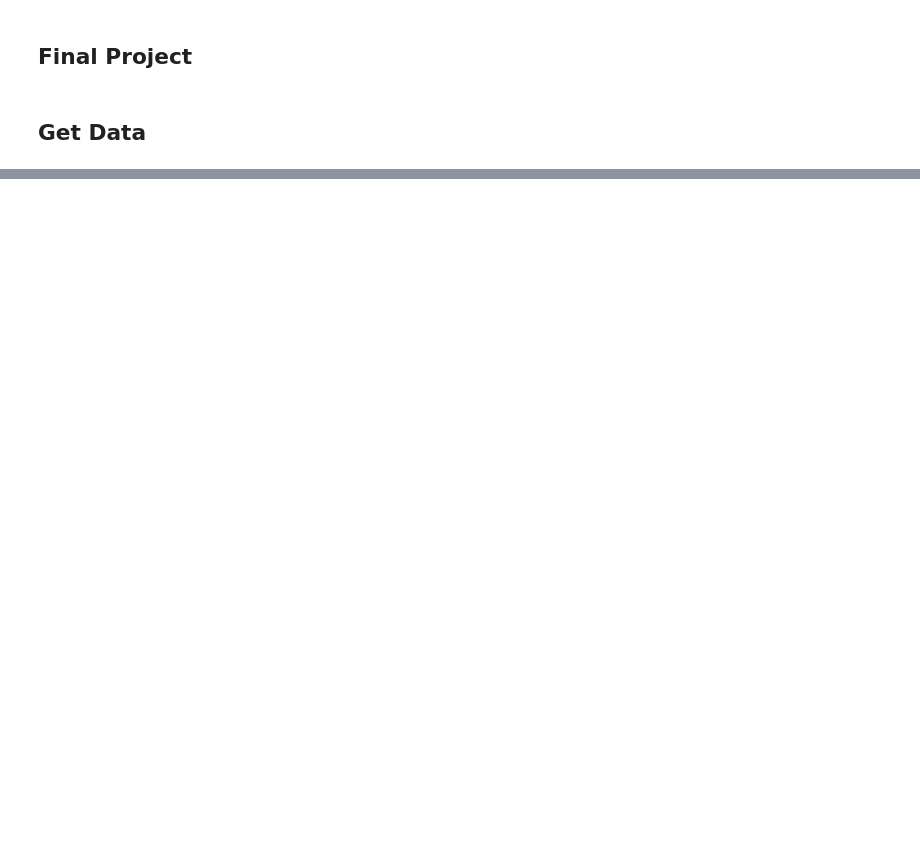
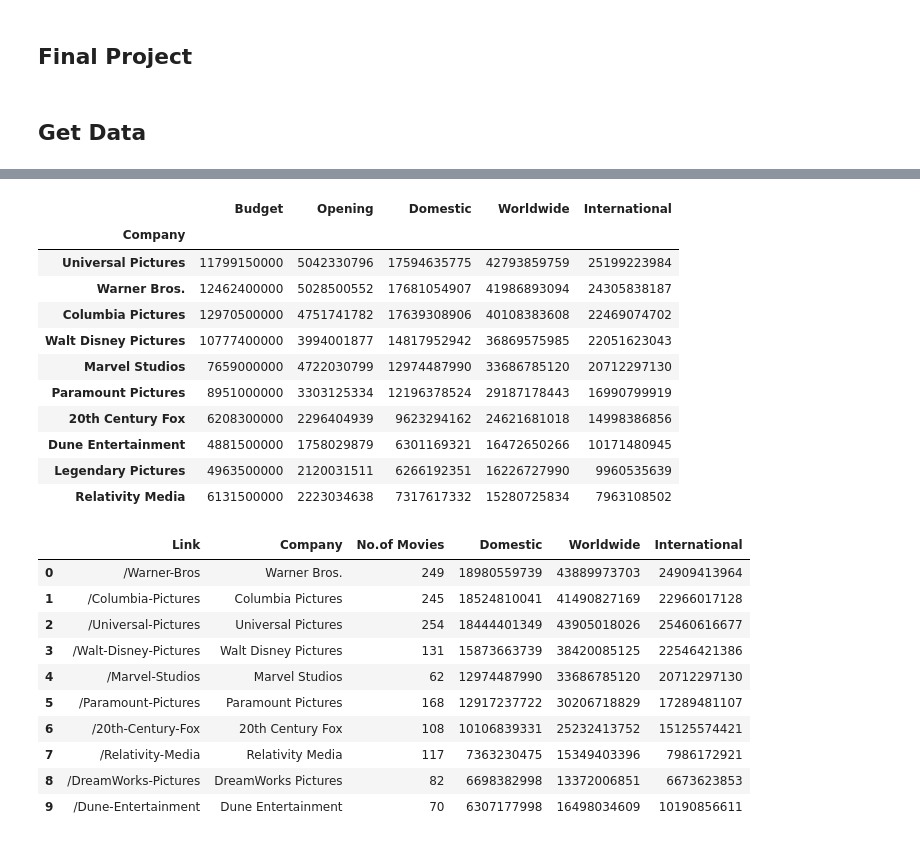
Before and after one commit to PeregoyM/The-Film-Project, a Jupyter notebook: The Film Project.ipynb, the cells around one changed output, grey strips where cells are left out. Saved outputs shown, nothing was run; the diff lists cells and outputs as text; code cells hidden in the pictures; blank space fills up the shorter version.

```diff
--- a/The Film Project.ipynb
+++ b/The Film Project.ipynb
@@ -43,0 +129,31 @@ numbers['International'] = numbers['Worldwide'] - numbers['Domestic'] # compute
+# %%
+# this section will output a few charts and graphs for brief analysis
+
+# compute totals and compare top10
+h_count = 10
+display(df.groupby('Company').sum().sort_values('Worldwide', ascending=False).head(h_count))
+display(numbers.head(h_count))
+# %% [output]
+|  | Budget | Opening | Domestic | Worldwide | International |
+| Company |  |  |  |  |  |
+| Universal Pictures | 11799150000 | 5042330796 | 17594635775 | 42793859759 | 25199223984 |
+| Warner Bros. | 12462400000 | 5028500552 | 17681054907 | 41986893094 | 24305838187 |
+| Columbia Pictures | 12970500000 | 4751741782 | 17639308906 | 40108383608 | 22469074702 |
+| Walt Disney Pictures | 10777400000 | 3994001877 | 14817952942 | 36869575985 | 22051623043 |
+| Marvel Studios | 7659000000 | 4722030799 | 12974487990 | 33686785120 | 20712297130 |
+| Paramount Pictures | 8951000000 | 3303125334 | 12196378524 | 29187178443 | 16990799919 |
+| 20th Century Fox | 6208300000 | 2296404939 | 9623294162 | 24621681018 | 14998386856 |
+| Dune Entertainment | 4881500000 | 1758029879 | 6301169321 | 16472650266 | 10171480945 |
+| Legendary Pictures | 4963500000 | 2120031511 | 6266192351 | 16226727990 | 9960535639 |
+| Relativity Media | 6131500000 | 2223034638 | 7317617332 | 15280725834 | 7963108502 |
+|  | Link | Company | No.of Movies | Domestic | Worldwide | International |
+| 0 | /Warner-Bros | Warner Bros. | 249 | 18980559739 | 43889973703 | 24909413964 |
+| 1 | /Columbia-Pictures | Columbia Pictures | 245 | 18524810041 | 41490827169 | 22966017128 |
+| 2 | /Universal-Pictures | Universal Pictures | 254 | 18444401349 | 43905018026 | 25460616677 |
+| 3 | /Walt-Disney-Pictures | Walt Disney Pictures | 131 | 15873663739 | 38420085125 | 22546421386 |
+| 4 | /Marvel-Studios | Marvel Studios | 62 | 12974487990 | 33686785120 | 20712297130 |
+| 5 | /Paramount-Pictures | Paramount Pictures | 168 | 12917237722 | 30206718829 | 17289481107 |
+| 6 | /20th-Century-Fox | 20th Century Fox | 108 | 10106839331 | 25232413752 | 15125574421 |
+| 7 | /Relativity-Media | Relativity Media | 117 | 7363230475 | 15349403396 | 7986172921 |
+| 8 | /DreamWorks-Pictures | DreamWorks Pictures | 82 | 6698382998 | 13372006851 | 6673623853 |
+| 9 | /Dune-Entertainment | Dune Entertainment | 70 | 6307177998 | 16498034609 | 10190856611 |
```
Also changed, not shown: parts of 9 cells of this notebook.
